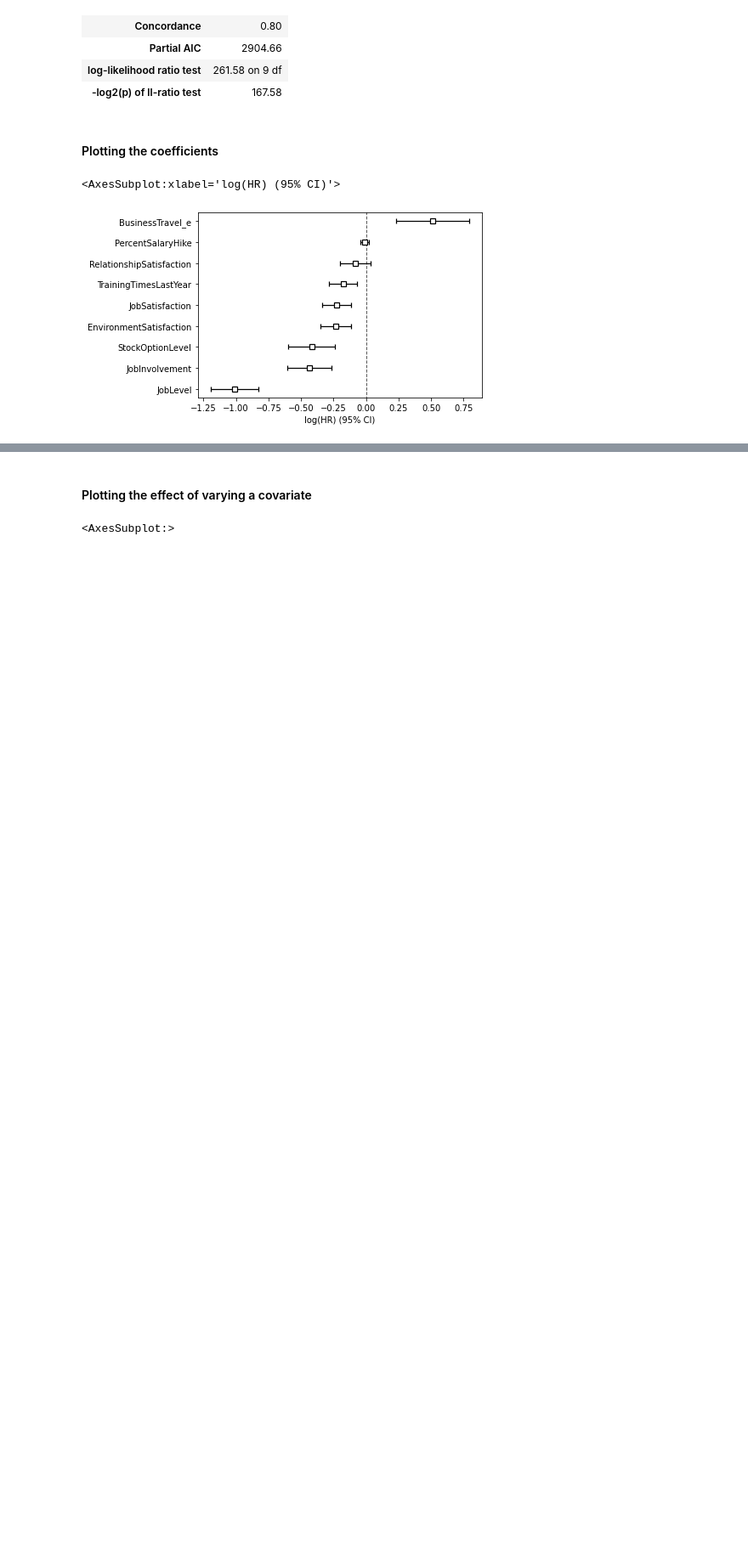
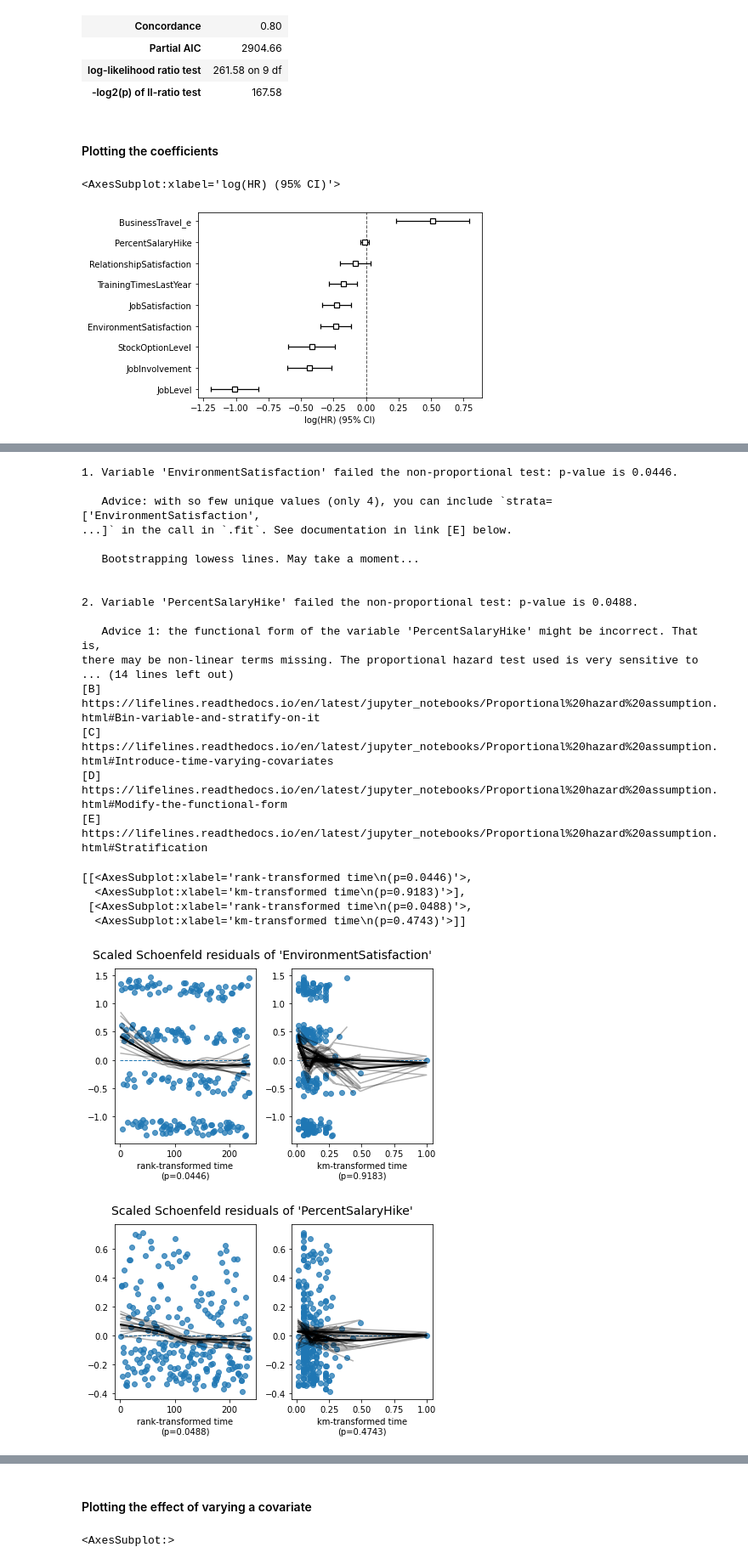
Before and after one commit to tuatalok/IBM_HR_Analytics_Employee_Attrition, a Jupyter notebook: survival.ipynb, the cells around one changed output, grey strips where cells are left out. Shown at 85% size. Cells and saved outputs as stored; diff of their text form; code cells hidden in the pictures; blank space fills up the shorter version.

```diff
--- a/survival.ipynb
+++ b/survival.ipynb
@@ -317,0 +381,10 @@ model_cox.plot()
+# %%
+model_cox_1 = CoxPHFitter()
+
+model_cox_1.fit(
+    df_c, duration_col='YearsAtCompany',
+    event_col='status',
+    strata=['JobLevel']
+    )
+# Print model summary
+model_cox_1.print_summary()
@@ -317,0 +414,3 @@ model_cox.plot()
+# %%
+model_cox_1.check_assumptions(df_c, p_value_threshold=0.05, show_plots=True)
+# %% [output]
@@ -317,0 +446,23 @@ model_cox.plot()
+1. Variable 'EnvironmentSatisfaction' failed the non-proportional test: p-value is 0.0446.
+
+   Advice: with so few unique values (only 4), you can include `strata=['EnvironmentSatisfaction',
+...]` in the call in `.fit`. See documentation in link [E] below.
+
+   Bootstrapping lowess lines. May take a moment...
+
+
+2. Variable 'PercentSalaryHike' failed the non-proportional test: p-value is 0.0488.
+
+   Advice 1: the functional form of the variable 'PercentSalaryHike' might be incorrect. That is,
+there may be non-linear terms missing. The proportional hazard test used is very sensitive to
+... (14 lines left out)
+[B]  https://lifelines.readthedocs.io/en/latest/jupyter_notebooks/Proportional%20hazard%20assumption.html#Bin-variable-and-stratify-on-it
+[C]  https://lifelines.readthedocs.io/en/latest/jupyter_notebooks/Proportional%20hazard%20assumption.html#Introduce-time-varying-covariates
+[D]  https://lifelines.readthedocs.io/en/latest/jupyter_notebooks/Proportional%20hazard%20assumption.html#Modify-the-functional-form
+[E]  https://lifelines.readthedocs.io/en/latest/jupyter_notebooks/Proportional%20hazard%20assumption.html#Stratification
+[[<AxesSubplot:xlabel='rank-transformed time\n(p=0.0446)'>,
+  <AxesSubplot:xlabel='km-transformed time\n(p=0.9183)'>],
+ [<AxesSubplot:xlabel='rank-transformed time\n(p=0.0488)'>,
+  <AxesSubplot:xlabel='km-transformed time\n(p=0.4743)'>]]
+[figure, added]
+[figure, added]
```
Also changed, not shown: parts of 8 cells of this notebook.
